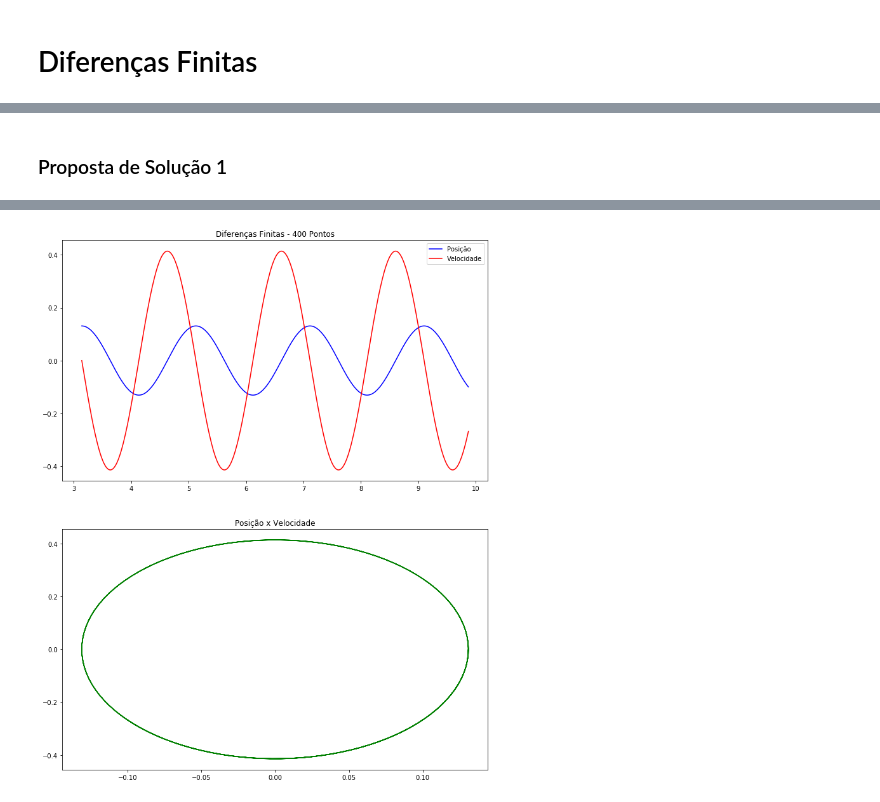
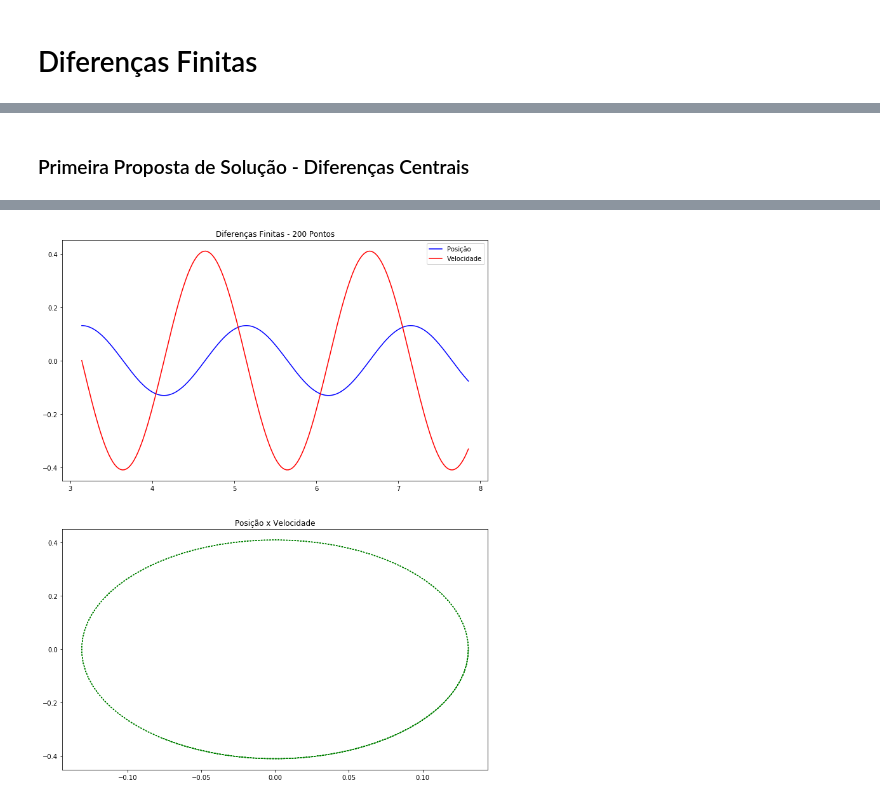
Before and after one commit to annanda/anedo-pendulo, a Jupyter notebook: Diferenças Finitas/Diferenças Finitas.ipynb, the cells around one changed output, grey strips where cells are left out. Drawn from its saved outputs; the diff is of its cells as text; code cells hidden in the pictures.

```diff
--- a/Diferenças Finitas/Diferenças Finitas.ipynb
+++ b/Diferenças Finitas/Diferenças Finitas.ipynb
@@ -20,10 +20,10 @@ Primeiramente vale comentar um pouco sobre nossa escolha de
 
 * $\mathbf{v} \,=\, [v_0, \; \ldots, \; v_n]^\top$ representa a velocidade angular respectiva.
 # %%
-from matplotlib import pyplot as plt
+import matplotlib.pyplot as plt
 import numpy as np
-n, g, L = 300, 10., 1.
-t0, tn = np.pi, np.pi**2
+n, g, L = 200, 9.8, 1.
+t0, tn = np.pi, 2.5 * np.pi
 p0, v0 = np.pi/24, 0.
 # %% [markdown]
 ### Modelagem do Problema
@@ -40,2 +130,2 @@ $x(t) = \exp(M \, t) \cdot x_0$, cuja validade verificaremos mais adiante.
 # %% [markdown]
-### Proposta de Solução 1
+### Primeira Proposta de Solução - Diferenças Centrais
@@ -129,17 +162,19 @@ def matrix(n, h, g, l):
+# %%
+M = np.array([[0., 1.], [-g/L, 0.]])
+t = np.linspace(t0, tn, n+1)
+h = (tn - t0) / n
+p, v = np.zeros((2, n+1))
+p[0], v[0] = p0, v0
+
+A = matrix(n, h, g, L)
+b = np.zeros_like(A[0])
+b[0:2] = [p0, v0]
 # %%
-print("MATRIX():")
-%time A = matrix(n, h, g, L)
-wat = lambda A: sum(print("[",*[("{:.>6.2f}".format(k) if k else ".....o") for k in row],"]",sep="..") or 0 for row in A) or None
-# wat(A)
-
-b = np.zeros_like(A[0])
-b[[0,1]] = [p0, v0]
-
-print("\nSOLVE():")
+print("Solve Time:")
 %time sol = np.linalg.solve(A, b)
 p_sol, v_sol = sol[::2], sol[1::2]
 
-plt.figure(figsize=(12, 7.416*2 + .5))
+plt.figure(figsize=(12, 12/1.618034 * 2 + .5))
 plt.subplot(2,1,1)
 plt.title("Diferenças Finitas - {} Pontos".format(n))
 plt.plot(t, p_sol, 'b', label='Posição')
@@ -147,6 +182,6 @@ plt.plot(t, v_sol, 'r', label='Velocidade')
 plt.legend(loc=0)
 plt.subplot(2,1,2)
 plt.title("Posição x Velocidade")
-plt.plot(p_sol, v_sol, 'g')
+plt.plot(p_sol, v_sol, 'g:')
 plt.show()
 # %% [output]
@@ -160,4 +191,4 @@ Wall time: 68.5 ms
-[figure, old version]
+[figure, new version]
 # %%
 # from scipy.linalg import expm  # tt = 2 ; EM = expm(M * tt)
 x0 = np.array([p0, v0])
```
Also changed, not shown: parts of 12 cells of this notebook.
